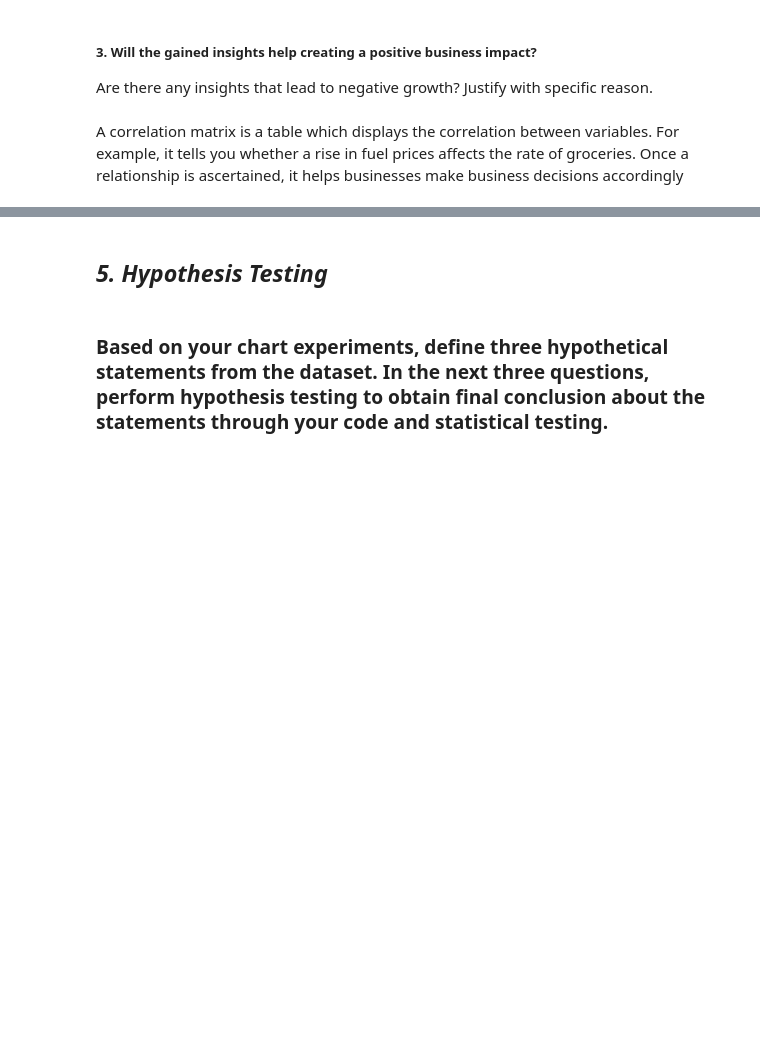
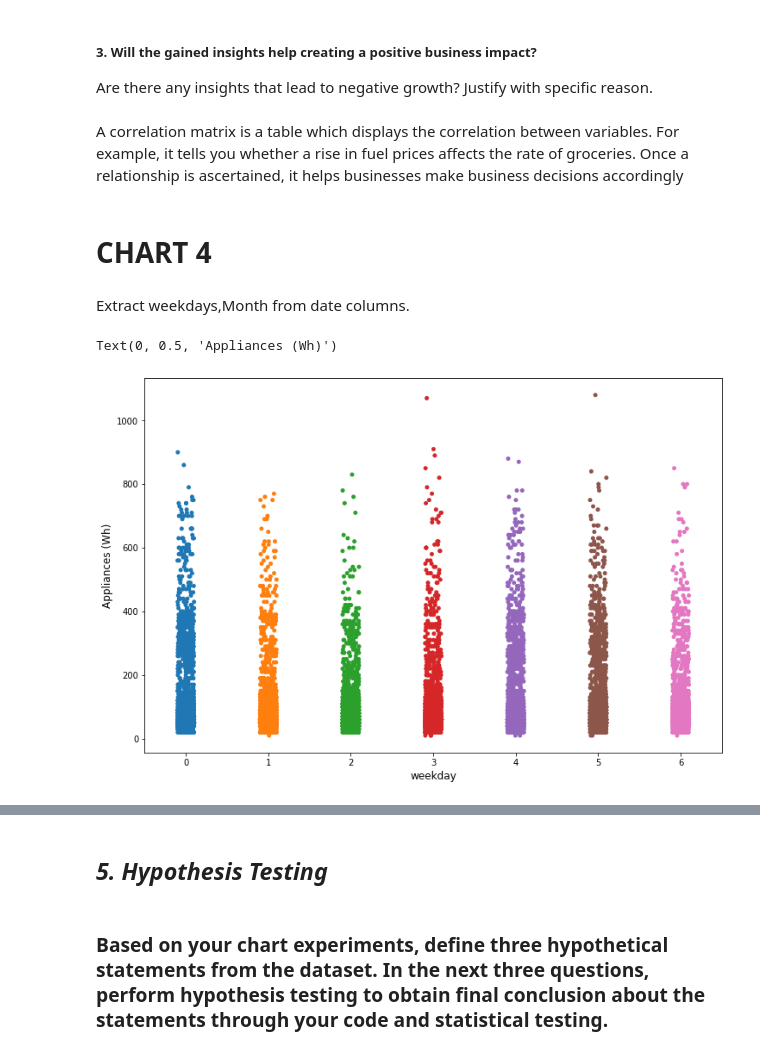
Before and after one commit to JasmineNag/Appliance-Energy-Prediction, a Jupyter notebook: Copy_of_ML_Appliances_Energy_Prediction_Project_ipynb_Individual.ipynb, the cells around one changed output, grey strips where cells are left out. Cells and saved outputs as stored; diff of their text form; code cells hidden in the pictures; blank space fills up the shorter version.

```diff
--- a/Copy_of_ML_Appliances_Energy_Prediction_Project_ipynb_Individual.ipynb
+++ b/Copy_of_ML_Appliances_Energy_Prediction_Project_ipynb_Individual.ipynb
@@ -617,3 +617,24 @@ The random variables rv1, rv2 and Visibility, Tdewpoint, Press_mm_hg have low co
 Are there any insights that lead to negative growth? Justify with specific reason.
 # %% [markdown]
 A correlation matrix is a table which displays the correlation between variables. For example, it tells you whether a rise in fuel prices affects the rate of groceries. Once a relationship is ascertained, it helps businesses make business decisions accordingly
+# %% [markdown]
+#  CHART 4
+# %% [markdown]
+Extract weekdays,Month from date columns.
+# %%
+energy["date"]=energy["date"].astype("datetime64")
+# %%
+# extract weekday from date column
+
+energy["weekday"]=energy["date"].dt.weekday
+# %%
+
+# strip plot of Appliances(Wh) vs weekday
+
+plt.figure(figsize=(12,8))
+sns.stripplot(x="weekday",y="Appliances",data=energy)
+plt.xlabel("weekday",size=12)
+plt.ylabel("Appliances (Wh)",size=12)
+# %% [output]
+Text(0, 0.5, 'Appliances (Wh)')
+[figure, added]
```
Also changed, not shown: parts of 17 cells of this notebook.
